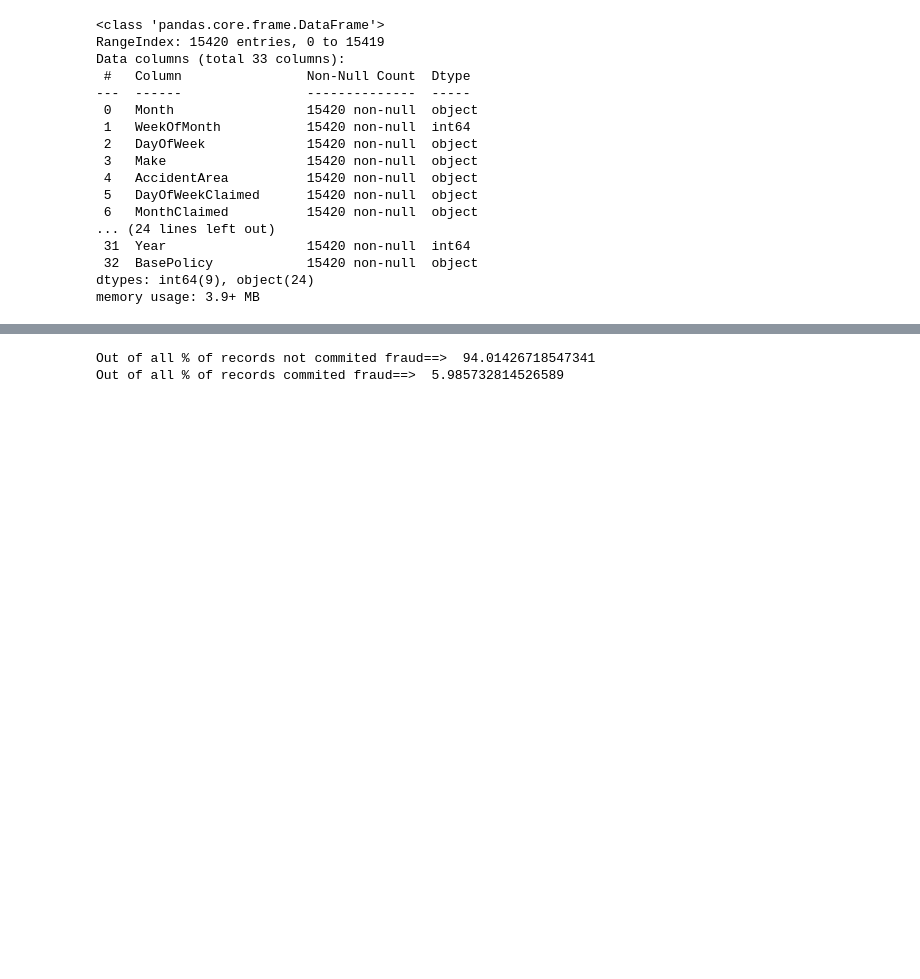
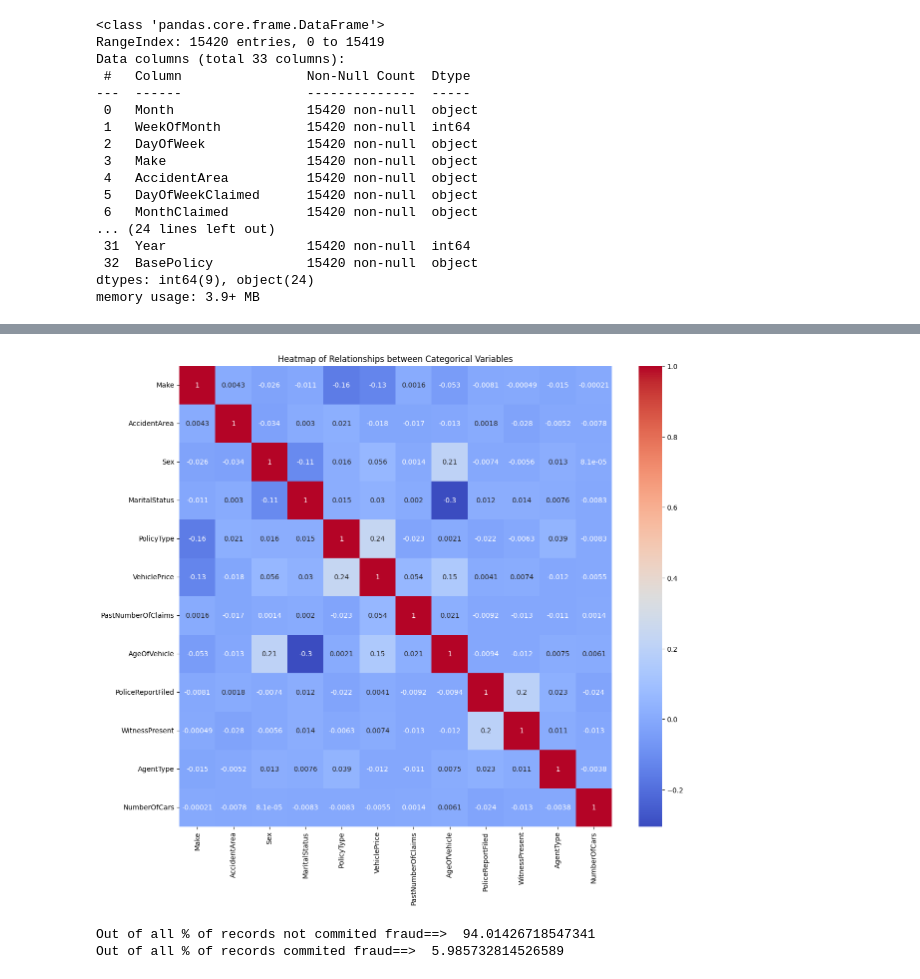
Before and after one commit to namyaagrawal03/Insurance_fraud, a Jupyter notebook: insurance_fraud.ipynb, the cells around one changed output, grey strips where cells are left out. Cells and saved outputs as stored; diff of their text form; code cells hidden in the pictures; blank space fills up the shorter version.

```diff
--- a/insurance_fraud.ipynb
+++ b/insurance_fraud.ipynb
@@ -115,0 +141,9 @@ plt.show()
+# %%
+categorical_df = df.select_dtypes(include=['object'])
+corr_matrix = categorical_df.apply(lambda x: x.astype('category').cat.codes).corr()
+plt.figure(figsize=(14, 12))
+sns.heatmap(corr_matrix, annot=True, cmap='coolwarm')
+plt.title('Heatmap of Relationships between Categorical Variables')
+plt.show()
+# %% [output]
+[figure, added]
```
Also changed, not shown: parts of 35 cells of this notebook.
